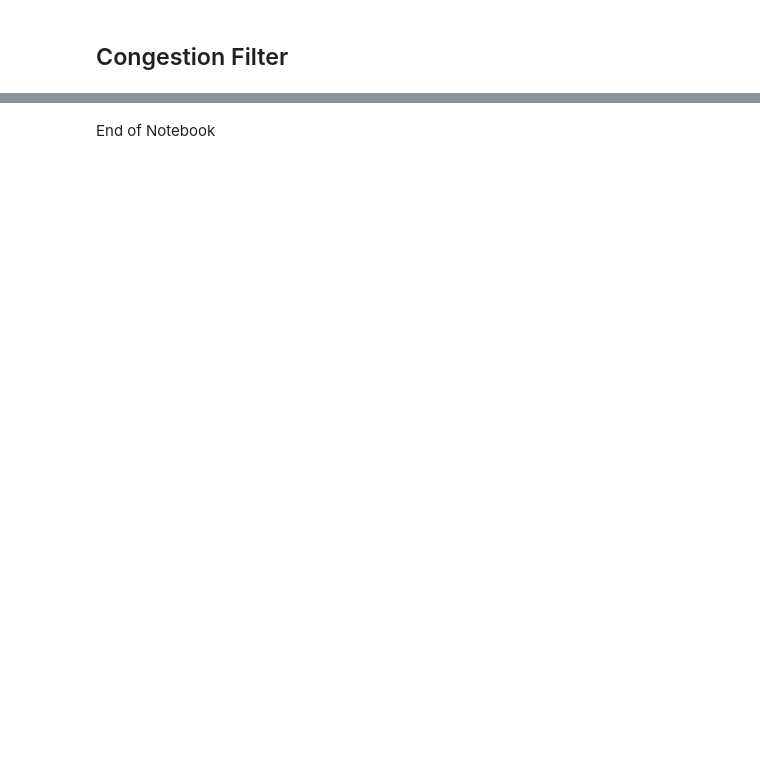
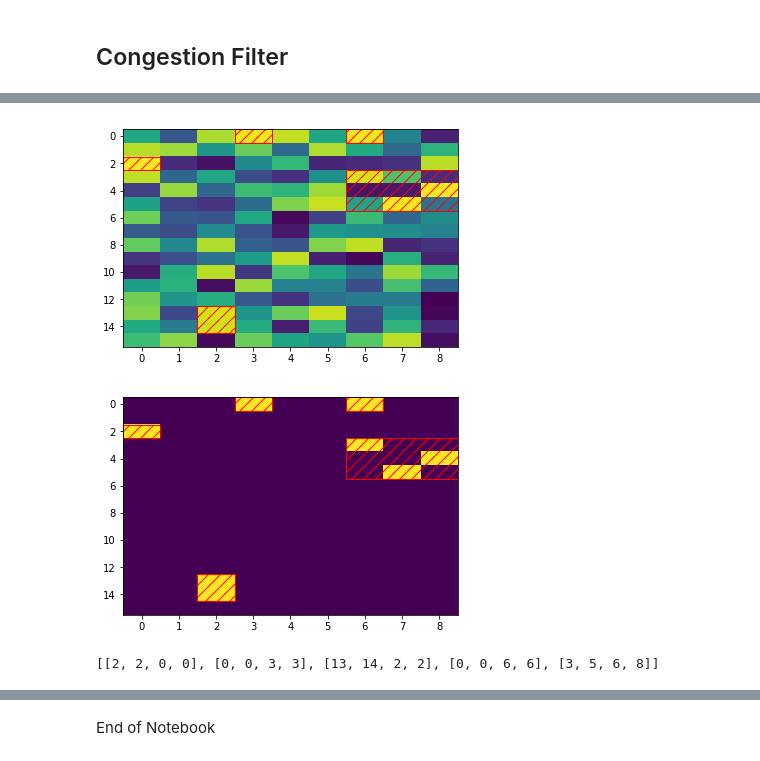
Before and after one commit to EYR-AutoGraph/Congestion-Finder, a Jupyter notebook: docs/simple_example.ipynb, the cells around one changed output, grey strips where cells are left out. Cells and saved outputs as stored; diff of their text form; code cells hidden in the pictures; blank space fills up the shorter version.

Commit message:
seperated patchfinder

```diff
--- a/docs/simple_example.ipynb
+++ b/docs/simple_example.ipynb
@@ -124,4 +184,5 @@ matplotlib.pyplot.show()
 ## Congestion Filter
 # %%
 testDataArray = numpy.random.rand(16,9)
-print(testDataArray >= 0.9)
+testBooleanArray = testDataArray >= 0.9
+print(testBooleanArray)
@@ -131,0 +206,2 @@ testBoundariesList = congestionfinder.boundaryscanner.recursiveScanForBoundaries
+# %%
+patches = patchfinder.patches.Patches(testBooleanArray)
@@ -132,5 +226,8 @@ testBoundariesList = congestionfinder.boundaryscanner.recursiveScanForBoundaries
 # %%
-testBoundariesList
+testBoundariesList = patches.getPatches()
 # %%
-congestionfinder.boundaryscanner.plotCongestionsWithBoundaries(testDataArray, testBoundariesList)
-congestionfinder.boundaryscanner.plotCongestionsWithBoundaries(testDataArray < 0.1, testBoundariesList)
+congestionfinder.congestion.plotCongestionsWithBoundaries(testDataArray, testBoundariesList)
+congestionfinder.congestion.plotCongestionsWithBoundaries(testBooleanArray, testBoundariesList)
+# %% [output]
+[figure, added]
+[figure, added]
@@ -139,2 +234,4 @@ congestionBoundariesList = congestionfinder.boundaryscanner.recursiveScanForBoun
 # %%
-print(congestionBoundariesList)
+print(testBoundariesList)
+# %% [output]
+[[2, 2, 0, 0], [0, 0, 3, 3], [13, 14, 2, 2], [0, 0, 6, 6], [3, 5, 6, 8]]
```
Also changed, not shown: parts of 31 cells of this notebook, 6 other files.
